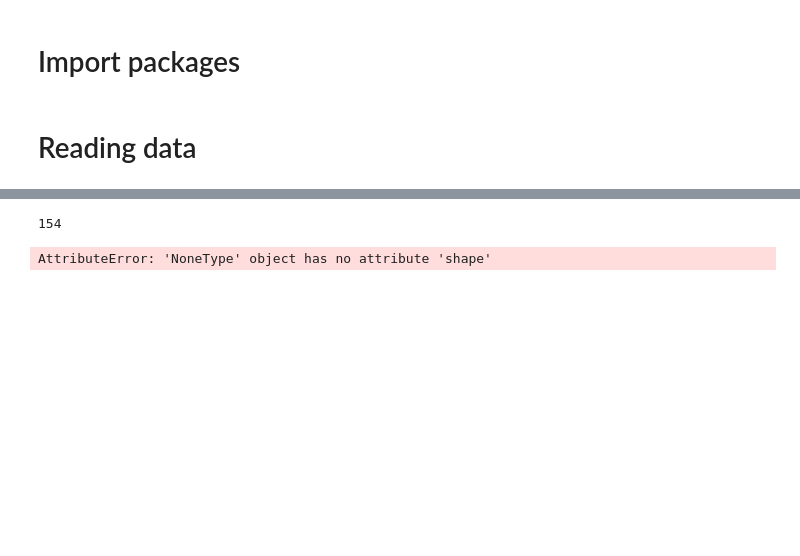
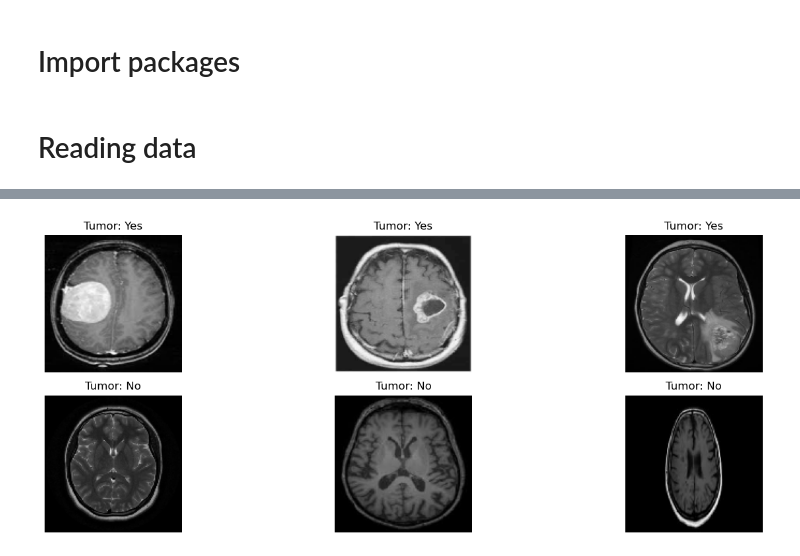
Before and after one commit to ChavinduDulaj/Brain-Tumor-Detection-using-CNN, a Jupyter notebook: Untitled.ipynb, the cells around one changed output, grey strips where cells are left out. Saved outputs shown, nothing was run; the diff lists cells and outputs as text; code cells hidden in the pictures; blank space fills up the shorter version.

```diff
--- a/Untitled.ipynb
+++ b/Untitled.ipynb
@@ -17,9 +29,2 @@ import sys
 # %% [markdown]
 # Reading data
-# %%
-tumor = []
-path = './data/brain_tumor_dataset/yes/*.jpg'
-for f in glob.iglob(path):
-    img = cv2.imread(f)
-    img = cv2.resize(img,(128,128)
-    tumor.append(img)
@@ -28,9 +30,0 @@ SyntaxError: invalid syntax (<ipython-input-18-52c3c1003d3b>, line 6)
-# %%
-len(tumor)
-# %% [output]
-154
-# %%
-for img in tumor:
-    print(img.shape)
-# %% [output]
-AttributeError: 'NoneType' object has no attribute 'shape'
@@ -36,0 +58,21 @@ AttributeError: 'NoneType' object has no attribute 'shape'
+# %%
+plt.figure(figsize=(15, 5))
+
+# Display tumor images with label 'yes'
+for i in range(3):
+    plt.subplot(2, 3, i+1)
+    plt.imshow(tumor[i][0])
+    plt.title("Tumor: Yes")
+    plt.axis('off')
+
+# Display no_tumor images with label 'no'
+for i in range(3):
+    plt.subplot(2, 3, i+4)
+    plt.imshow(no_tumor[i][0])
+    plt.title("Tumor: No")
+    plt.axis('off')
+
+plt.tight_layout()
+plt.show()
+# %% [output]
+[figure, added]
```
Also changed, not shown: parts of 15 cells of this notebook, 1 other file.
